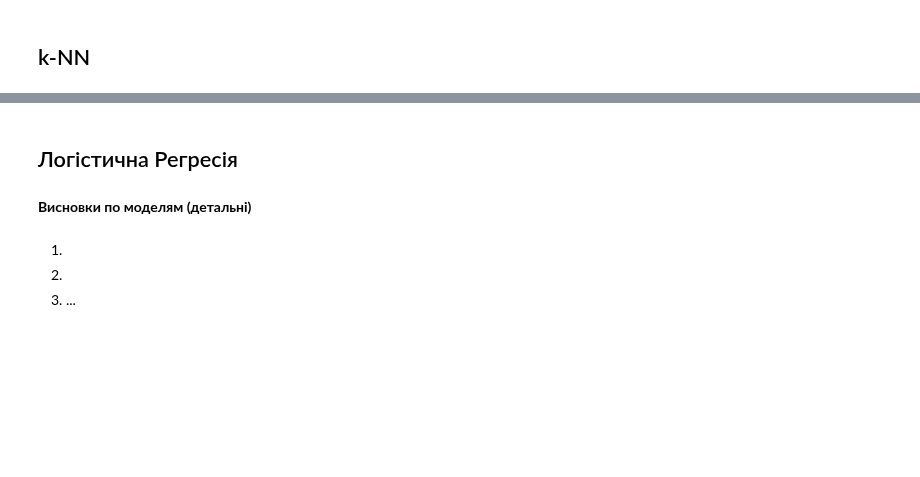
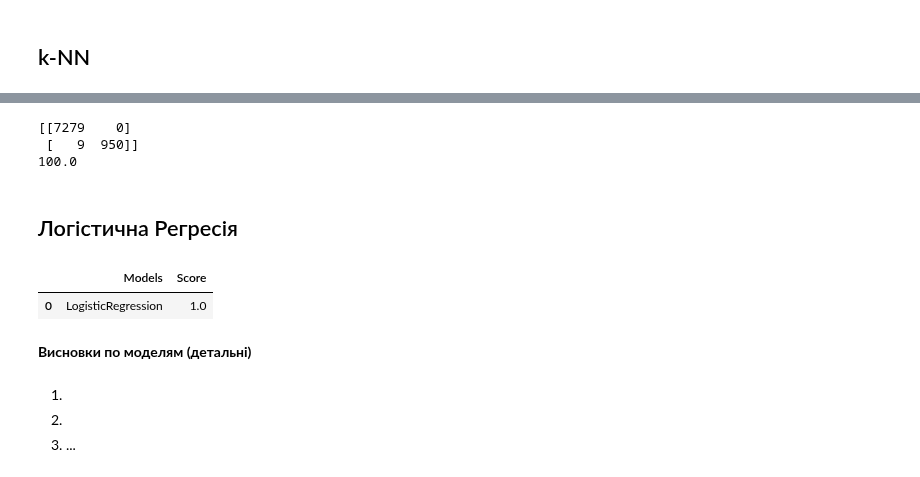
Before and after one commit to Prosik2205/OSHI, a Jupyter notebook: Task5_Classification_prosimyak_oleksander.ipynb, the cells around one changed output, grey strips where cells are left out. Cells and saved outputs as stored; diff of their text form; code cells hidden in the pictures; blank space fills up the shorter version.

```diff
--- a/Task5_Classification_prosimyak_oleksander.ipynb
+++ b/Task5_Classification_prosimyak_oleksander.ipynb
@@ -422,0 +468,4 @@ bank_other = #code
+# %%
+poutcome_map = {"failure": 0, "nonexistent": 1, "success": 2}
+bank_other['poutcome'] = bank_other['poutcome'].map(poutcome_map)
+print(bank_other[['poutcome']])
@@ -428,0 +491,10 @@ bank_final= # you code
+# %%
+# bank_client_col = bank_client[['attr1', 'attr2', 'attr3']]
+# bank_other_col
+# bank_client_col
+# bank_relat_col
+# bank_socec_col
+# bank_target
+
+bank_final= pd.concat([bank_client,bank_socec,bank_relat,bank_other,bank_target],axis=1)
+print(bank_final.head())
@@ -429,6 +519,7 @@ bank_final= # you code
 # %% [markdown]
 **Завдання 19** Провести ділення вибірки
 # %%
+target = bank_target["y"]
 def prepare_data_for_training(X: pd.DataFrame,
                               target: pd.Series,
                               test_size: float,
@@ -446,7 +537,7 @@ def prepare_data_for_training(X: pd.DataFrame,
     returns: X_train, X_test, y_train, y_test, k_fold
     """
 
-    X_train, X_test, y_train, y_test = # your code
+    X_train, X_test, y_train, y_test = train_test_split(X, target, test_size=test_size, random_state=random_state)
     k_fold = KFold(n_splits=n_splits, shuffle=True, random_state=random_state)
 
     return X_train, X_test, y_train, y_test, k_fold
@@ -467,7 +558,7 @@ X_train, X_test = scale_the_data(X_train, X_test)
 ## Логістична Регресія
 # %%
 logmodel = LogisticRegression()
-logmodel.fit(#your code)
+logmodel.fit(X_test, y_test)
 logpred = logmodel.predict(X_test)
 
 
@@ -501,19 +615,26 @@ plt.show()
 # %%
 knn = KNeighborsClassifier(n_neighbors=optimal_k)
-knn.fit(#your code)
+knn.fit(X_test, y_test)
 knnpred = knn.predict(X_test)
 
 print(confusion_matrix(y_test, knnpred))
 print(round(accuracy_score(y_test, knnpred),2)*100)
 KNNCV = (cross_val_score(knn, X_test, y_test, cv=k_fold, n_jobs=1, scoring = 'accuracy').mean())
+# %% [output]
+[[7279    0]
+ [   9  950]]
+100.0
 # %% [markdown]
 ## Логістична Регресія
 # %%
 models = pd.DataFrame({
-                'Models': #code,
-                'Score':  #code]})
+                'Models': 'LogisticRegression',
+                'Score':  [LOGCV]})
 
 models.sort_values(by='Score', ascending=False)
+# %% [output]
+|  | Models | Score |
+| 0 | LogisticRegression | 1.0 |
 # %% [markdown]
 **Висновки по моделям (детальні)**
 # %% [markdown]
```
Also changed, not shown: parts of 20 cells of this notebook.
